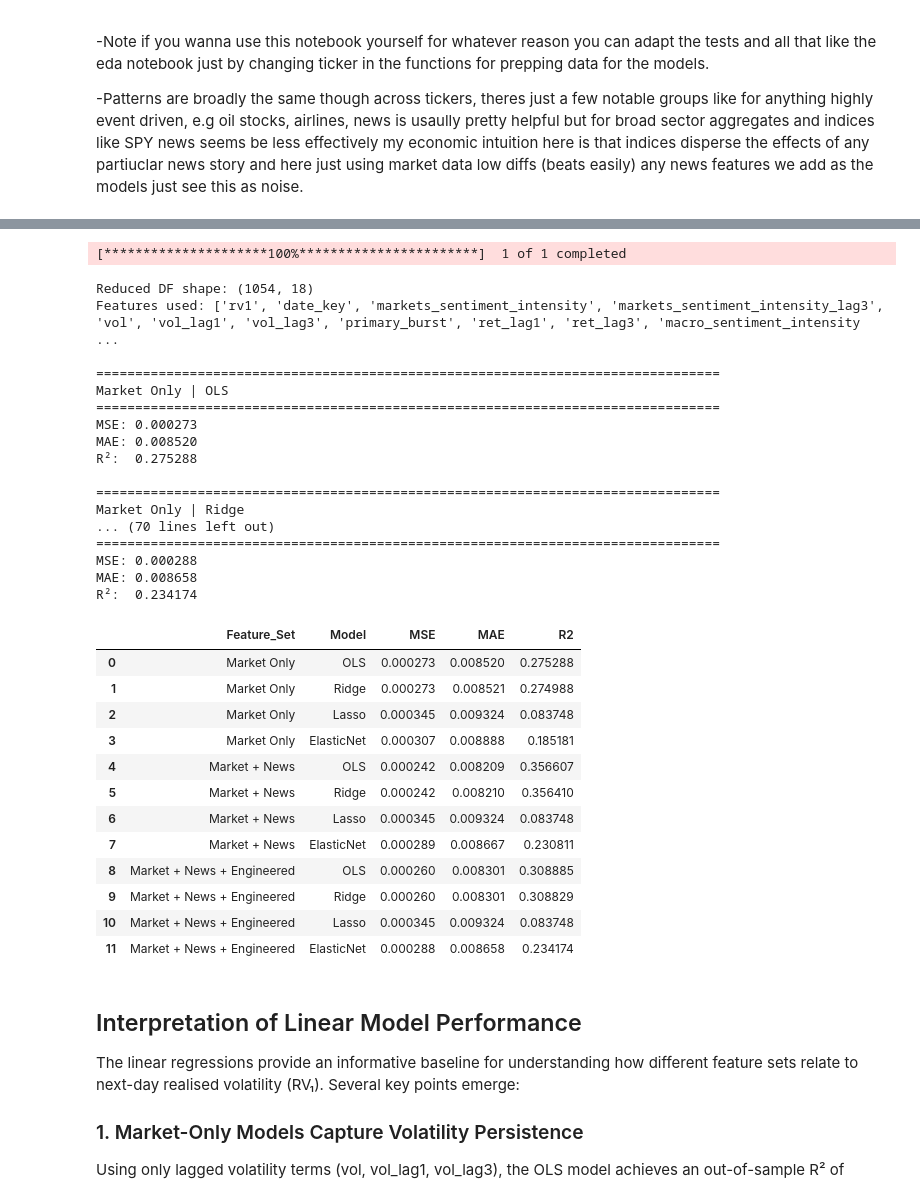
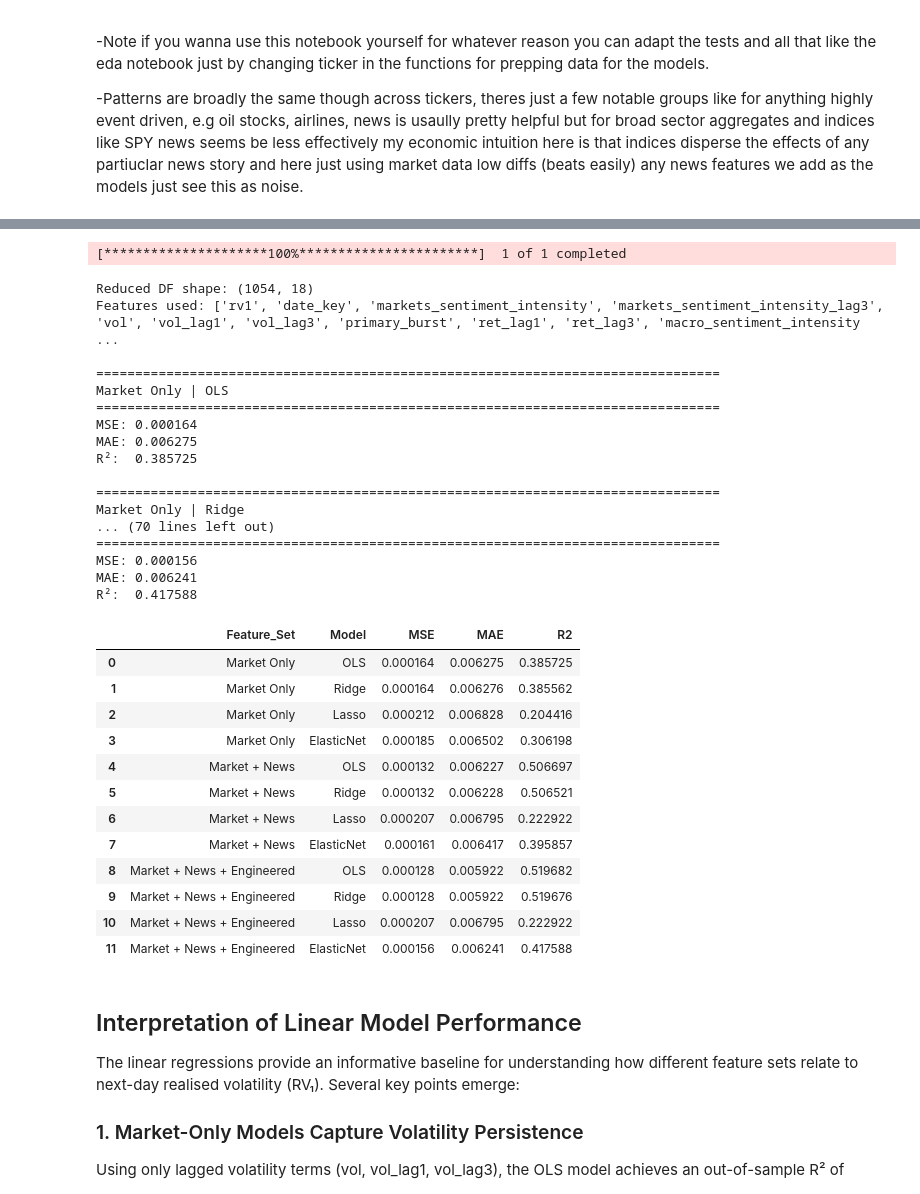
Before and after one commit to daviddmvnm/News-Volatility-prediction, a Jupyter notebook: modelling/modelling.ipynb, the cells around one changed output, grey strips where cells are left out. Drawn from its saved outputs; the diff is of its cells as text; code cells hidden in the pictures.

```diff
--- a/modelling/modelling.ipynb
+++ b/modelling/modelling.ipynb
@@ -534,52 +534,52 @@ def test_rv1_linear_models_feature_sets(df_reduced, feature_groups):
             print(f"R²:  {r2:.6f}")
 
     return pd.DataFrame(results,
         columns=["Feature_Set", "Model", "MSE", "MAE", "R2"])
 
 feature_groups = {
     "Market Only": market_only,
     "Market + News": market_plus_news,
     "Market + News + Engineered": market_news_engineered
 }
 
 df_news = load_daily_features()
-df_model = build_full_modelling_df(df_news, ticker="XOM")
+df_model = build_full_modelling_df(df_news, ticker="SPY")
 df_final = engineer_interaction_features(df_model)
 df_reduced = build_reduced_feature_df(df_final)
 linear_results = test_rv1_linear_models_feature_sets(df_reduced, feature_groups)
 linear_results
 # %% [output]
 [*********************100%***********************]  1 of 1 completed
 Reduced DF shape: (1054, 18)
 Features used: ['rv1', 'date_key', 'markets_sentiment_intensity', 'markets_sentiment_intensity_lag3', 'vol', 'vol_lag1', 'vol_lag3', 'primary_burst', 'ret_lag1', 'ret_lag3', 'macro_sentiment_intensity ...
 
 ================================================================================
 Market Only | OLS
 ================================================================================
-MSE: 0.000273
-MAE: 0.008520
-R²:  0.275288
+MSE: 0.000164
+MAE: 0.006275
+R²:  0.385725
 
 ================================================================================
 Market Only | Ridge
 ... (70 lines left out)
 ================================================================================
-MSE: 0.000288
-MAE: 0.008658
-R²:  0.234174
+MSE: 0.000156
+MAE: 0.006241
+R²:  0.417588
 |  | Feature_Set | Model | MSE | MAE | R2 |
-| 0 | Market Only | OLS | 0.000273 | 0.008520 | 0.275288 |
-| 1 | Market Only | Ridge | 0.000273 | 0.008521 | 0.274988 |
-| 2 | Market Only | Lasso | 0.000345 | 0.009324 | 0.083748 |
-| 3 | Market Only | ElasticNet | 0.000307 | 0.008888 | 0.185181 |
-| 4 | Market + News | OLS | 0.000242 | 0.008209 | 0.356607 |
-| 5 | Market + News | Ridge | 0.000242 | 0.008210 | 0.356410 |
-| 6 | Market + News | Lasso | 0.000345 | 0.009324 | 0.083748 |
-| 7 | Market + News | ElasticNet | 0.000289 | 0.008667 | 0.230811 |
-| 8 | Market + News + Engineered | OLS | 0.000260 | 0.008301 | 0.308885 |
-| 9 | Market + News + Engineered | Ridge | 0.000260 | 0.008301 | 0.308829 |
-| 10 | Market + News + Engineered | Lasso | 0.000345 | 0.009324 | 0.083748 |
-| 11 | Market + News + Engineered | ElasticNet | 0.000288 | 0.008658 | 0.234174 |
+| 0 | Market Only | OLS | 0.000164 | 0.006275 | 0.385725 |
+| 1 | Market Only | Ridge | 0.000164 | 0.006276 | 0.385562 |
+| 2 | Market Only | Lasso | 0.000212 | 0.006828 | 0.204416 |
+| 3 | Market Only | ElasticNet | 0.000185 | 0.006502 | 0.306198 |
+| 4 | Market + News | OLS | 0.000132 | 0.006227 | 0.506697 |
+| 5 | Market + News | Ridge | 0.000132 | 0.006228 | 0.506521 |
+| 6 | Market + News | Lasso | 0.000207 | 0.006795 | 0.222922 |
+| 7 | Market + News | ElasticNet | 0.000161 | 0.006417 | 0.395857 |
+| 8 | Market + News + Engineered | OLS | 0.000128 | 0.005922 | 0.519682 |
+| 9 | Market + News + Engineered | Ridge | 0.000128 | 0.005922 | 0.519676 |
+| 10 | Market + News + Engineered | Lasso | 0.000207 | 0.006795 | 0.222922 |
+| 11 | Market + News + Engineered | ElasticNet | 0.000156 | 0.006241 | 0.417588 |
 # %% [markdown]
 ## Interpretation of Linear Model Performance
 
```
Also changed, not shown: parts of 9 cells of this notebook, 4 other files.
